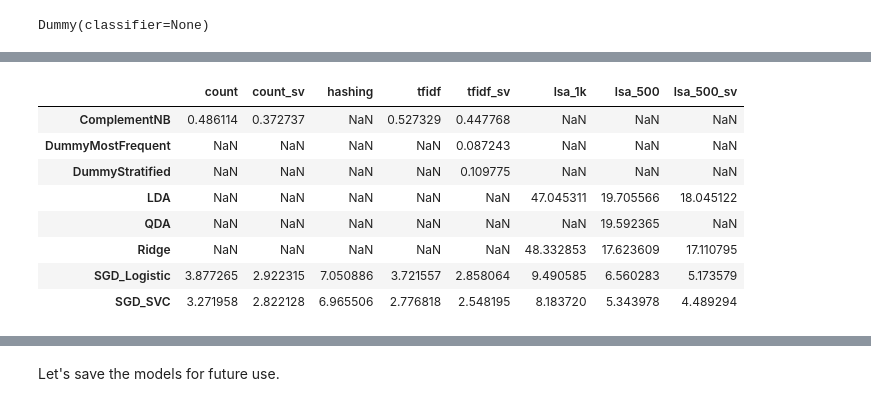
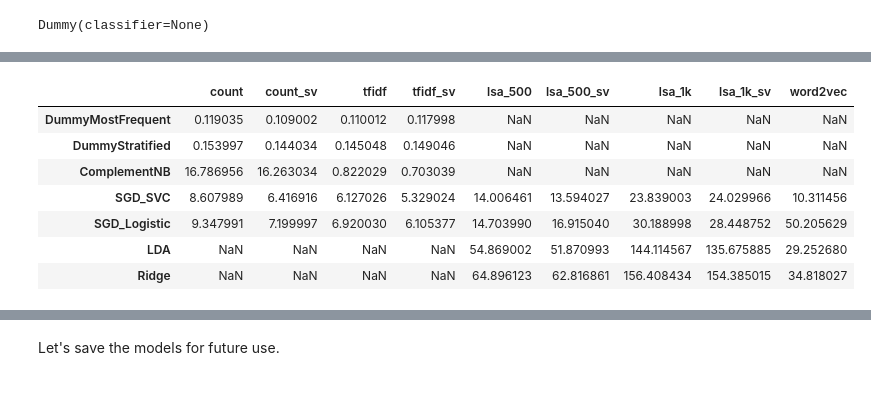
Before and after one commit to ktmud/fsauor2018, a Jupyter notebook: notebooks/2. Model Selection (Chinese).ipynb, the cells around one changed output, grey strips where cells are left out. Saved outputs shown, nothing was run; the diff lists cells and outputs as text; code cells hidden in the pictures.

```diff
--- a/notebooks/2. Model Selection (Chinese).ipynb
+++ b/notebooks/2. Model Selection (Chinese).ipynb
@@ -436,8 +419,9 @@ joblib.dump(results, 'data/model-selection-zh.pkl')
 # %%
 # important columns
-imp_cols = ['count', 'count_sv', 'hashing', 'tfidf', 'tfidf_sv', 'lsa_1k', 'lsa_500', 'lsa_500_sv']
+imp_cols = ['count', 'count_sv', 'tfidf', 'tfidf_sv', 'lsa_500', 'lsa_500_sv', 'lsa_1k', 'lsa_1k_sv', 'word2vec']
 
 def extract_avg_scores(scores):
+    scores = merge_dense(scores)
     df = pd.DataFrame(scores)
     df['avg'] = df.mean(axis=1, skipna=True)
     df = df.T
@@ -465,19 +448,25 @@ df_test_avg
 # %%
 def extract_running_time(times):
     df = pd.DataFrame(times)
-    df = df.sort_index(axis=1)
+    df['avg'] = df.mean(axis=1, skipna=True)
+    df = df.T
+    df['avg'] = df.mean(axis=1, skipna=True)
+    df = df.T
+    df = df.sort_values(by='avg', axis=1, ascending=True)
+    df = df.sort_values(by='avg', ascending=True)
+    df = df.drop(['avg'], axis=1)
+    df = df.drop(['avg'], axis=0)
     return df[imp_cols]
 
 df_train_time = extract_running_time(train_time)
 df_test_time = extract_running_time(test_time)
 df_train_time
 # %% [output]
-|  | count | count_sv | hashing | tfidf | tfidf_sv | lsa_1k | lsa_500 | lsa_500_sv |
-| ComplementNB | 0.486114 | 0.372737 | NaN | 0.527329 | 0.447768 | NaN | NaN | NaN |
-| DummyMostFrequent | NaN | NaN | NaN | NaN | 0.087243 | NaN | NaN | NaN |
-| DummyStratified | NaN | NaN | NaN | NaN | 0.109775 | NaN | NaN | NaN |
-| LDA | NaN | NaN | NaN | NaN | NaN | 47.045311 | 19.705566 | 18.045122 |
-| QDA | NaN | NaN | NaN | NaN | NaN | NaN | 19.592365 | NaN |
-| Ridge | NaN | NaN | NaN | NaN | NaN | 48.332853 | 17.623609 | 17.110795 |
-| SGD_Logistic | 3.877265 | 2.922315 | 7.050886 | 3.721557 | 2.858064 | 9.490585 | 6.560283 | 5.173579 |
-| SGD_SVC | 3.271958 | 2.822128 | 6.965506 | 2.776818 | 2.548195 | 8.183720 | 5.343978 | 4.489294 |
+|  | count | count_sv | tfidf | tfidf_sv | lsa_500 | lsa_500_sv | lsa_1k | lsa_1k_sv | word2vec |
+| DummyMostFrequent | 0.119035 | 0.109002 | 0.110012 | 0.117998 | NaN | NaN | NaN | NaN | NaN |
+| DummyStratified | 0.153997 | 0.144034 | 0.145048 | 0.149046 | NaN | NaN | NaN | NaN | NaN |
+| ComplementNB | 16.786956 | 16.263034 | 0.822029 | 0.703039 | NaN | NaN | NaN | NaN | NaN |
+| SGD_SVC | 8.607989 | 6.416916 | 6.127026 | 5.329024 | 14.006461 | 13.594027 | 23.839003 | 24.029966 | 10.311456 |
+| SGD_Logistic | 9.347991 | 7.199997 | 6.920030 | 6.105377 | 14.703990 | 16.915040 | 30.188998 | 28.448752 | 50.205629 |
+| LDA | NaN | NaN | NaN | NaN | 54.869002 | 51.870993 | 144.114567 | 135.675885 | 29.252680 |
+| Ridge | NaN | NaN | NaN | NaN | 64.896123 | 62.816861 | 156.408434 | 154.385015 | 34.818027 |
```
Also changed, not shown: parts of 25 cells of this notebook, 1 other file.
